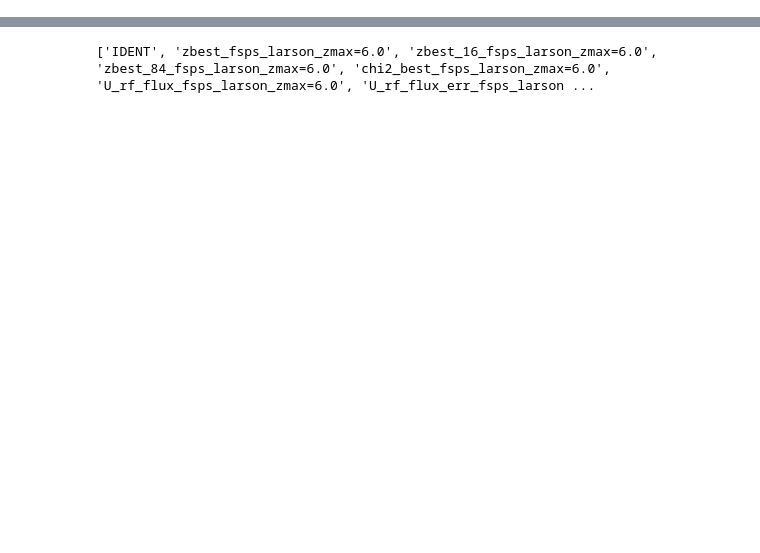
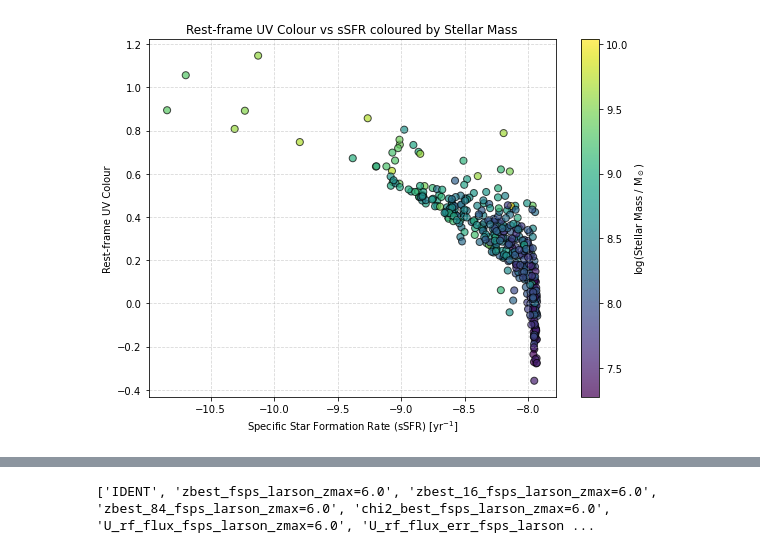
Before and after one commit to giorgiariley/PSb_summer_project, a Jupyter notebook: bagpipes_correlating_JN.ipynb, the cells around one changed output, grey strips where cells are left out. Drawn from its saved outputs; the diff is of its cells as text; code cells hidden in the pictures; blank space fills up the shorter version.

```diff
--- a/bagpipes_correlating_JN.ipynb
+++ b/bagpipes_correlating_JN.ipynb
@@ -71,0 +98,36 @@ plt.show()
+# %%
+#Plot: Rest-frame UV Colour vs Specific Star Formation Rate
+
+
+# Assuming you already have these arrays from your table:
+uv_colour = table_bagpipes['UV_colour_50']      # Rest-frame UV colour median
+ssfr = table_bagpipes['ssfr_50']                # Specific star formation rate median
+stellar_mass = table_bagpipes['stellar_mass_50'] # Stellar mass median
+
+# Mask to remove NaNs or invalid values
+mask = (~np.isnan(uv_colour)) & (~np.isnan(ssfr)) & (~np.isnan(stellar_mass))  & (sfr_ratio < 2) & np.isfinite(sfr_ratio)
+
+
+plt.figure(figsize=(8,6), facecolor='white')
+
+sc = plt.scatter(
+    ssfr[mask], uv_colour[mask],
+    c=(stellar_mass[mask]),  # colour-code by log stellar mass
+    cmap='viridis',                  # colormap choice
+    alpha=0.7,
+    edgecolor='k',
+    s=50
+)
+
+plt.colorbar(sc, label='log(Stellar Mass / M$_\odot$)')
+plt.xlabel("Specific Star Formation Rate (sSFR) [yr$^{-1}$]")
+plt.ylabel("Rest-frame UV Colour")
+plt.title("Rest-frame UV Colour vs sSFR coloured by Stellar Mass")
+plt.grid(True, linestyle='--', alpha=0.5)
+plt.tight_layout()
+plt.show()
+
+
+#would be good to redshift colour code, but not for this plot as redshift range is too narrow
+# %% [output]
+[figure, added]
```
Also changed, not shown: parts of 4 cells of this notebook.
